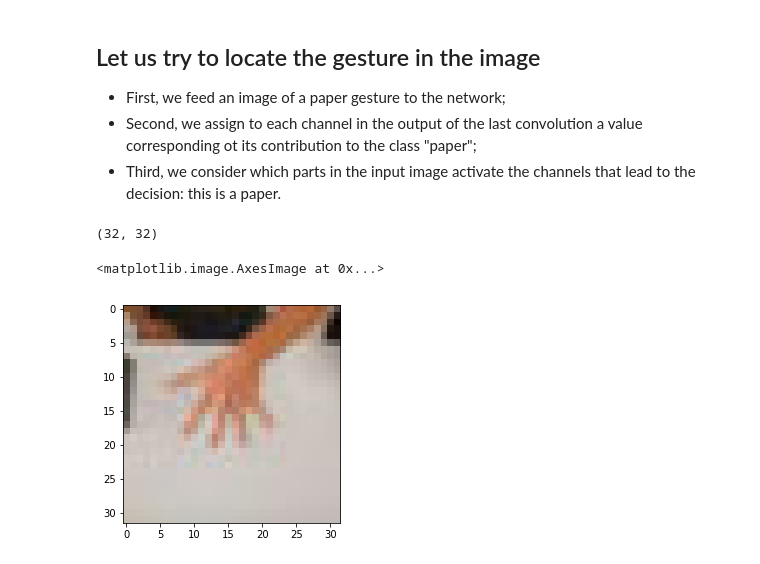
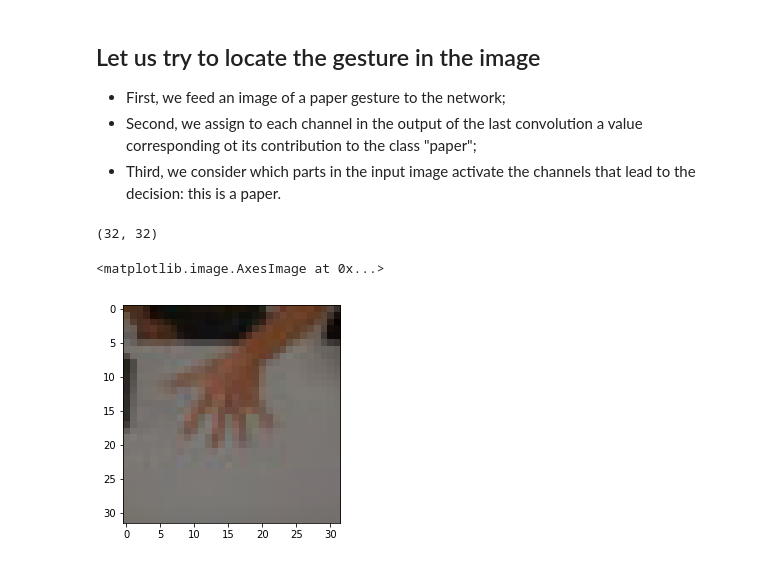
Before and after one commit to alessandro-giusti/rock-paper-scissors, a Jupyter notebook: Activity notebook/notebook_v2.ipynb, the cells around one changed output. Drawn from its saved outputs; the diff is of its cells as text; code cells hidden in the pictures.

```diff
--- a/Activity notebook/notebook_v2.ipynb
+++ b/Activity notebook/notebook_v2.ipynb
@@ -643,13 +632,15 @@ _________________________________________________________________
 def makeinputmaximizing(loss, gradstep = 0.01, steps = 20):
     grads = K.gradients(loss, model.input)[0]
     grads /= K.sqrt(K.mean(K.square(grads)) + 1e-5)
-    iterate = K.function([model.input],[loss, grads])
+    iterate = K.function([model.input, K.learning_phase()],[loss, grads])
 
     # img = transform_simple(dataset_te["image"].iloc[0],patchsize)[np.newaxis,:,:,:]
     img = 0.5+0.01*np.random.rand(1,patchsize,patchsize,3)
 
     for i in range(steps):
-        loss_value, grads_value = iterate([img])
+        loss_value, grads_value = iterate([img, 1])
+#        if np.max(grads_value)>0:
+#            gradstep=1/np.max(grads_value)
         img += grads_value * gradstep
         img = np.clip(img,0,1)
     return img[0,:,:,:]
@@ -704,30 +681,30 @@ plt.imshow(final_output[:,:,:], vmin=0, vmax=1)
 # %%
 import cv2
 
 img=skimage.img_as_float(skimage.io.imread("paper.jpg"))
 img=np.expand_dims(img, axis=0)
 preds=model.predict(img)
 rps_output=model.output[:, np.argmax(preds[0])]
 last_conv_layer=model.layers[6]
 grads=K.gradients(rps_output, last_conv_layer.output)[0]
 pooled_grads=K.mean(grads, axis=(0, 1, 2))
 
 iterate=K.function([model.input, K.learning_phase()], [pooled_grads, last_conv_layer.output[0]])
 pooled_grads_value, conv_layer_output_value = iterate([img, 1])
 ##
 for i in range(5):
     conv_layer_output_value[:,:,i] *= pooled_grads_value[i]
 heatmap = np.mean(conv_layer_output_value, axis=-1)
 heatmap = np.maximum(heatmap, 0)
 heatmap=cv2.resize(heatmap, (img.shape[1], img.shape[2]))
 plt.imshow(heatmap)
 print(heatmap.shape)
 
 img=skimage.img_as_float(skimage.io.imread("paper.jpg"))
 heatmap=np.expand_dims(heatmap, axis=3)
-superimposed_img= np.clip(img + heatmap * 0.4, 0, 1)
+superimposed_img= np.clip(img * 0.6 + heatmap , 0, 1)
 plt.imshow(superimposed_img)
 # %% [output]
 (32, 32)
 <matplotlib.image.AxesImage at 0x...>
-[figure, old version]
+[figure, new version]
```
Also changed, not shown: parts of 15 cells of this notebook.
